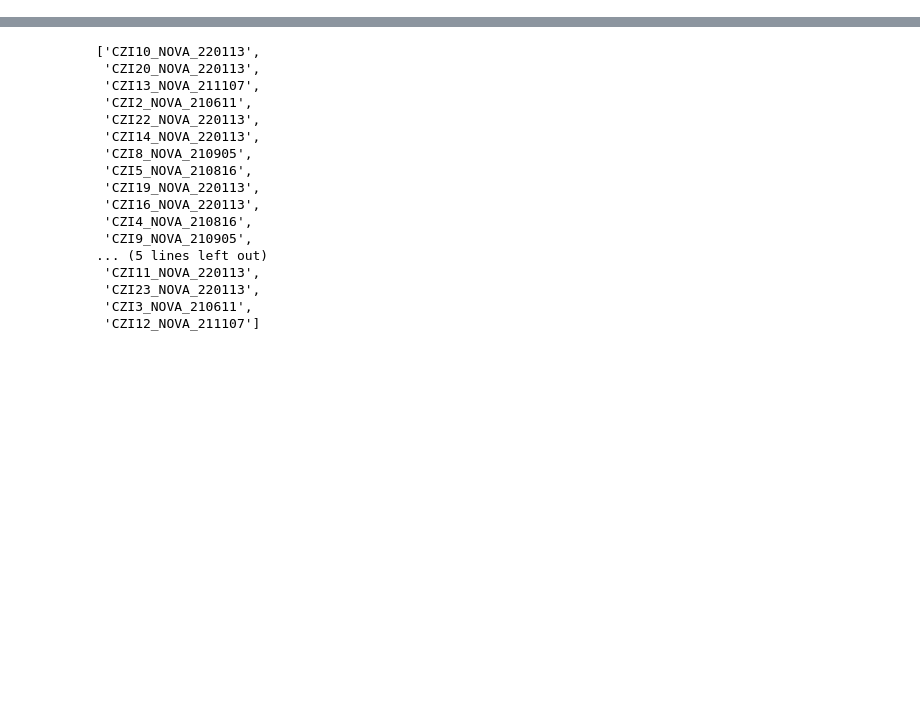
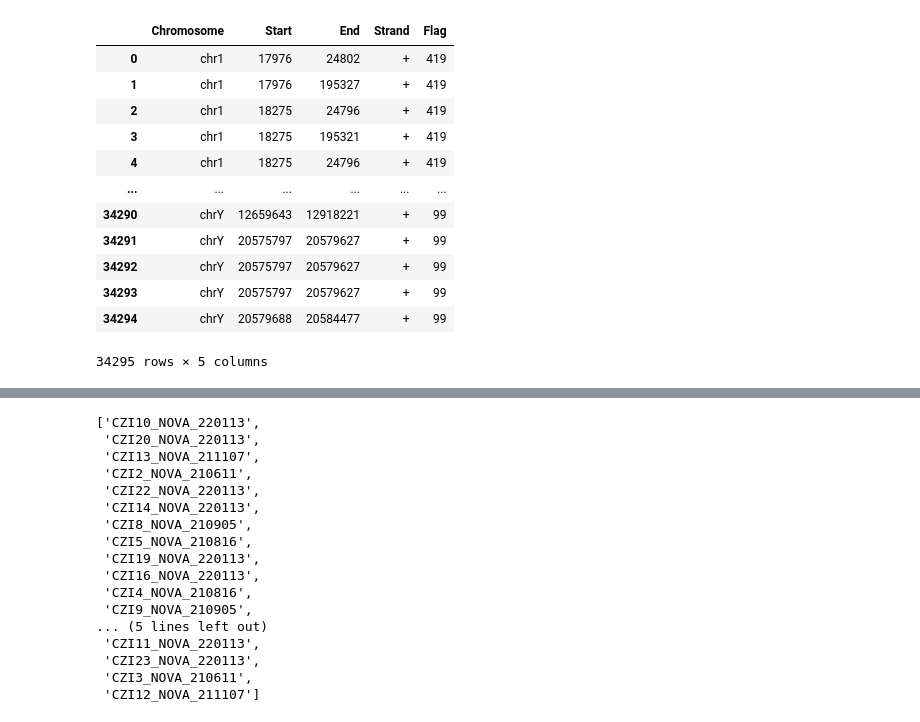
Before and after one commit to dmnburrows/line1_ageing, a Jupyter notebook: workspace.ipynb, the cells around one changed output, grey strips where cells are left out. Saved outputs shown, nothing was run; the diff lists cells and outputs as text; code cells hidden in the pictures; blank space fills up the shorter version.

```diff
--- a/workspace.ipynb
+++ b/workspace.ipynb
@@ -64,5 +0,0 @@ par_list = [pl_pars, mi_pars]
-# %%
-import numpy as np
-curr_bam = pl_pars[1]
-chr_unq = np.unique(curr_bam['Chromosome'].values)
-chr_unq
@@ -225,0 +75,16 @@ True
+# %%
+curr_bam
+# %% [output]
+|  | Chromosome | Start | End | Strand | Flag |
+| 0 | chr1 | 17976 | 24802 | + | 419 |
+| 1 | chr1 | 17976 | 195327 | + | 419 |
+| 2 | chr1 | 18275 | 24796 | + | 419 |
+| 3 | chr1 | 18275 | 195321 | + | 419 |
+| 4 | chr1 | 18275 | 24796 | + | 419 |
+| ... | ... | ... | ... | ... | ... |
+| 34290 | chrY | 12659643 | 12918221 | + | 99 |
+| 34291 | chrY | 20575797 | 20579627 | + | 99 |
+| 34292 | chrY | 20575797 | 20579627 | + | 99 |
+| 34293 | chrY | 20575797 | 20579627 | + | 99 |
+| 34294 | chrY | 20579688 | 20584477 | + | 99 |
+34295 rows × 5 columns
```
Also changed, not shown: parts of 42 cells of this notebook, 31 other files.
